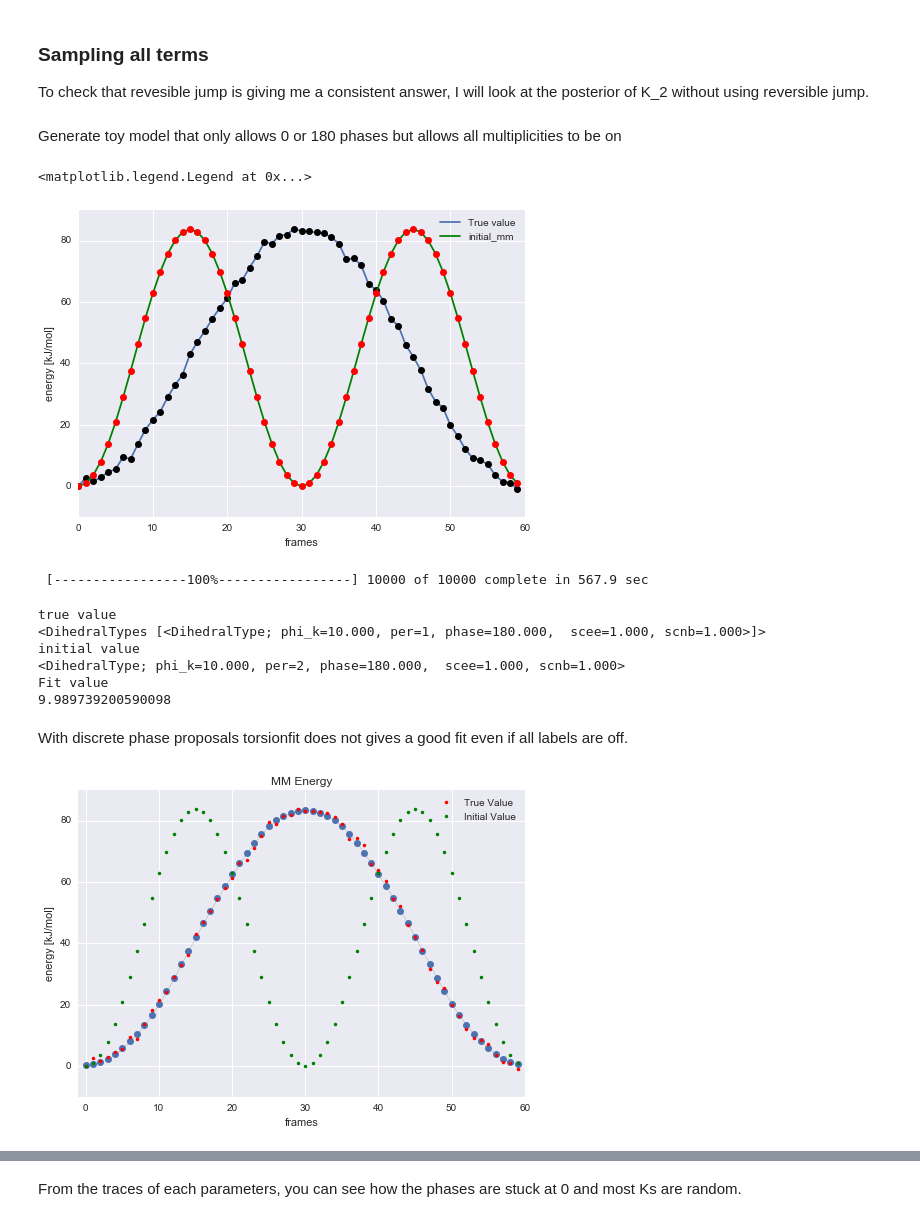
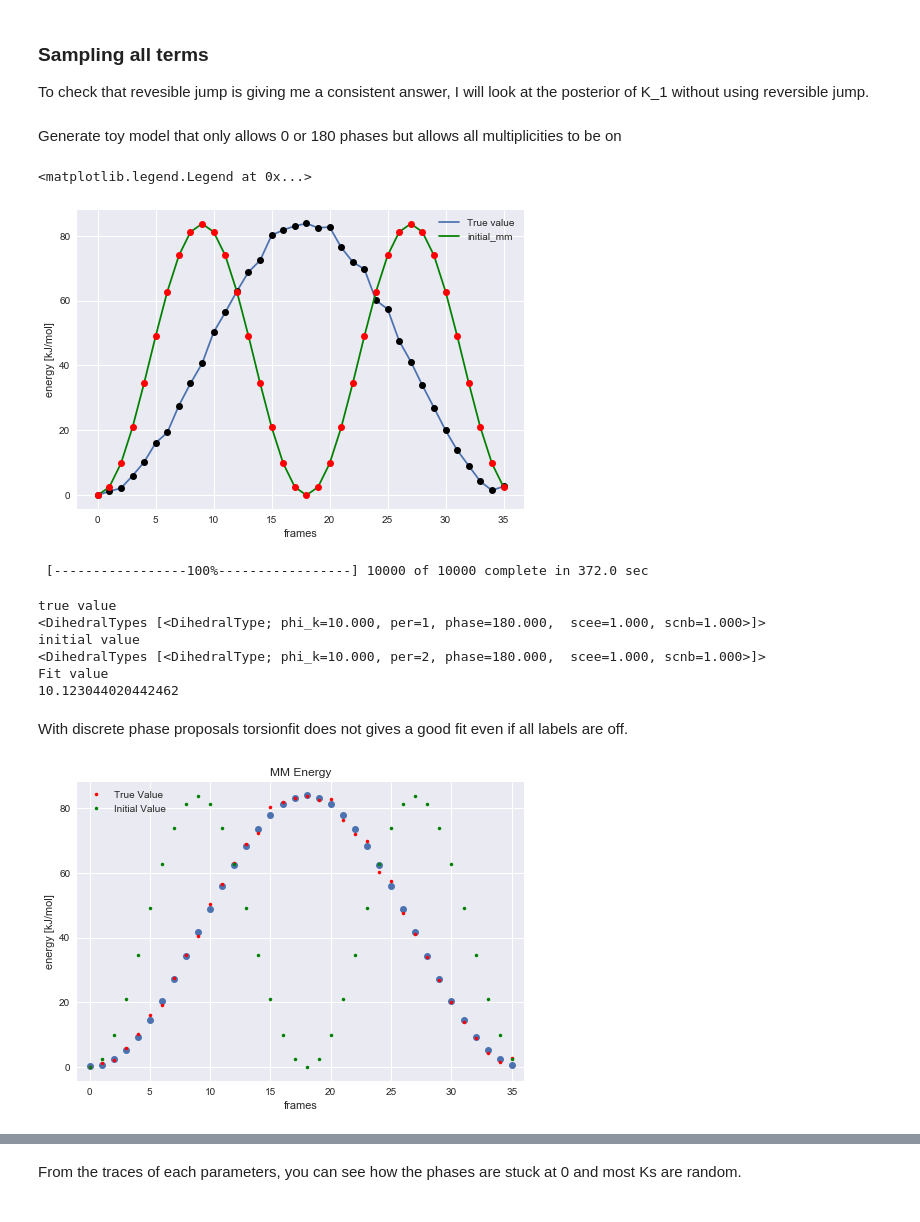
Before and after one commit to choderalab/torsionfit_examples, a Jupyter notebook: synthetic_data/discrete/Toy_model.ipynb, the cells around one changed output, grey strips where cells are left out. Cells and saved outputs as stored; diff of their text form; code cells hidden in the pictures.

```diff
--- a/synthetic_data/discrete/Toy_model.ipynb
+++ b/synthetic_data/discrete/Toy_model.ipynb
@@ -1,6 +1,6 @@
 # %% [markdown]
 ### Sampling all terms
-To check that revesible jump is giving me a consistent answer, I will look at the posterior of K_2 without using reversible jump.
+To check that revesible jump is giving me a consistent answer, I will look at the posterior of K_1 without using reversible jump.
 # %%
 %matplotlib inline
 import matplotlib.pyplot as plt
@@ -16,23 +16,23 @@ import numpy as np
 Generate toy model that only allows 0 or 180 phases but allows all multiplicities to be on
 # %%
 toy = ToyModel(true_value=DihedralType(10, 1, 180, 1, 1), initial_value=DihedralType(10, 2, 180, 1, 1),
-               n_increments=30, sample_phase=True, rj=False)
+               n_increments=18, sample_phase=True, rj=False)
 plt.plot(toy.synthetic_energy, label='True value')
 plt.plot(toy.synthetic_energy, 'ko')
 plt.xlabel('frames')
 plt.ylabel('energy [kJ/mol]')
 plt.plot(toy.scan_set.mm_energy, color='g', label='initial_mm')
 plt.plot(toy.scan_set.initial_mm, 'ko', color='r')
 plt.legend()
 # %% [output]
 <matplotlib.legend.Legend at 0x...>
-[figure, old version]
+[figure, new version]
 # %%
 # sample
 sampler = MCMC(toy.model.pymc_parameters, db=db, dbname='discrete_phase.sqlite')
 sampler.sample(iter=10000)
 # %% [output]
- [-----------------100%-----------------] 10000 of 10000 complete in 567.9 sec
+ [-----------------100%-----------------] 10000 of 10000 complete in 372.0 sec
 # %%
 print('true value')
 print(toy.true_value)
@@ -44,9 +44,9 @@ print(toy.model.pymc_parameters['CG331_CG321_CG321_CG331_1_K'].value)
 true value
 <DihedralTypes [<DihedralType; phi_k=10.000, per=1, phase=180.000,  scee=1.000, scnb=1.000>]>
 initial value
-<DihedralType; phi_k=10.000, per=2, phase=180.000,  scee=1.000, scnb=1.000>
+<DihedralTypes [<DihedralType; phi_k=10.000, per=2, phase=180.000,  scee=1.000, scnb=1.000>]>
 Fit value
-9.989739200590098
+10.123044020442462
 # %% [markdown]
 With discrete phase proposals torsionfit does not gives a good fit even if all labels are off.
 # %%
@@ -60,4 +60,4 @@ plt.plot(toy.scan_set.initial_mm, '.', color='g', label='Initial Value')
 plt.legend()
 plt.savefig('energy_fit_discrete.pdf')
 # %% [output]
-[figure, old version]
+[figure, new version]
```
Also changed, not shown: parts of 12 cells of this notebook, 6 other files.
